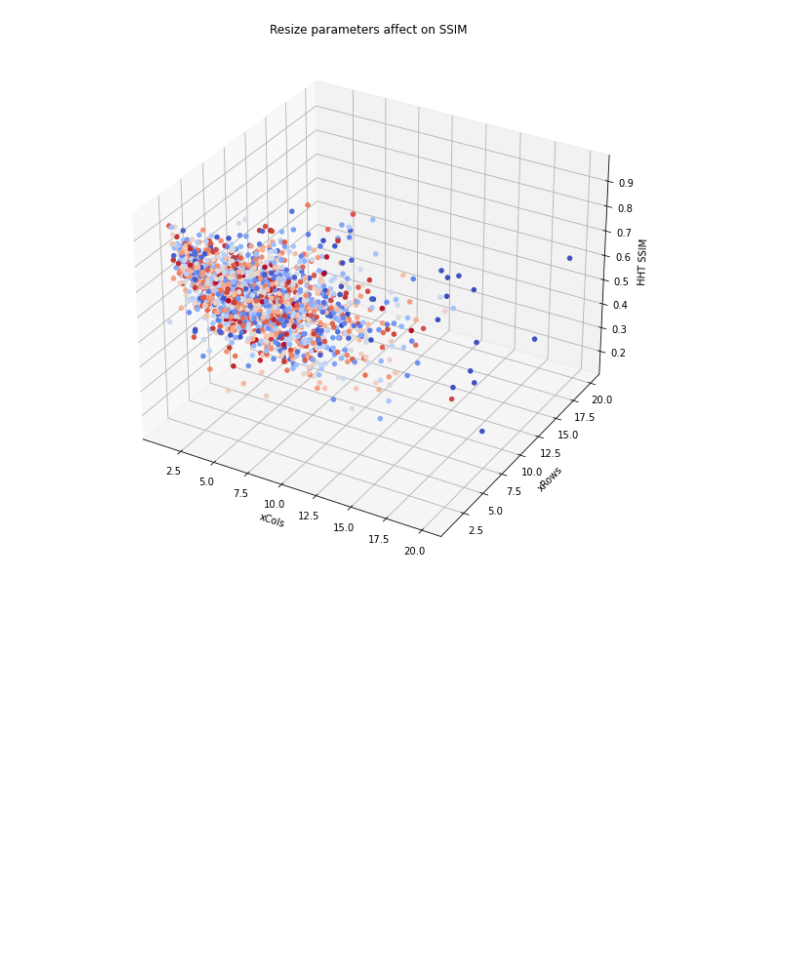
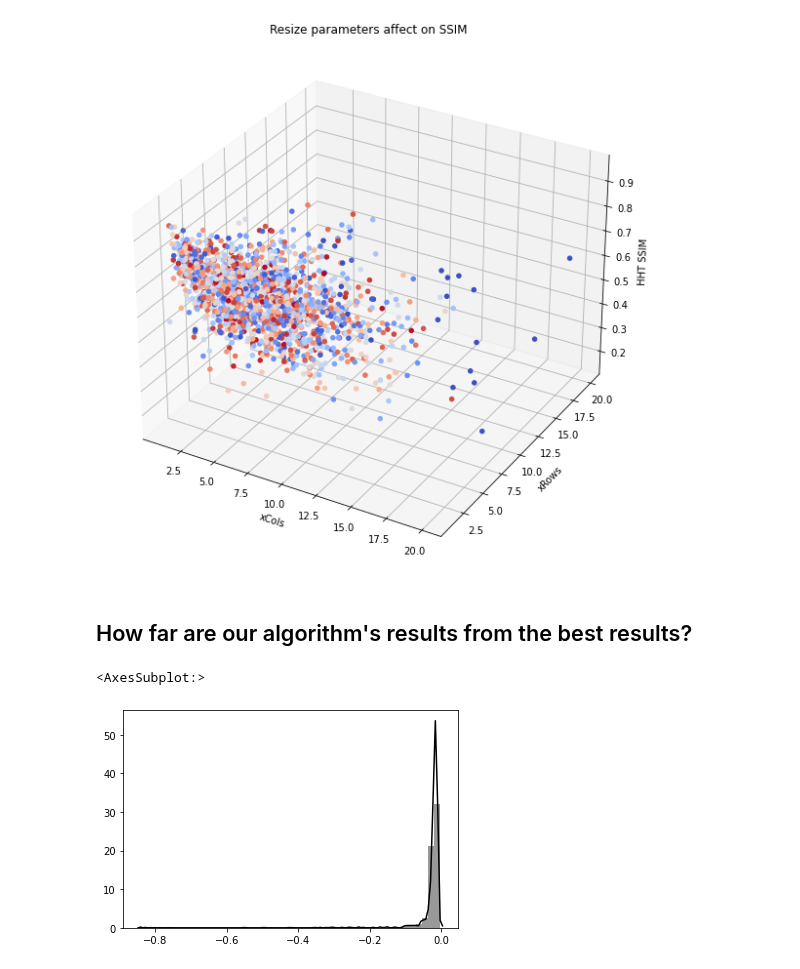
Before and after one commit to Matt88Ac/Hilbert-Huang-Transform-Super-Resolution, a Jupyter notebook: HHT_SR_Results.ipynb, the cells around one changed output. Cells and saved outputs as stored; diff of their text form; code cells hidden in the pictures; blank space fills up the shorter version.

```diff
--- a/HHT_SR_Results.ipynb
+++ b/HHT_SR_Results.ipynb
@@ -89,3 +82,11 @@ ax.scatter(x, y, z, cmap='coolwarm',c=c,alpha = 1)
 # %% [output]
 <mpl_toolkits.mplot3d.art3d.Path3DCollection at 0x...>
 [figure]
+# %% [markdown]
+## How far are our algorithm's results from the best results?
+# %%
+## RMSE Distance
+sns.distplot(df['Best RMSE - Value'] - df['HHT RMSE'], color='black')
+# %% [output]
+<AxesSubplot:>
+[figure, added]
```
Also changed, not shown: parts of 3 cells of this notebook.
